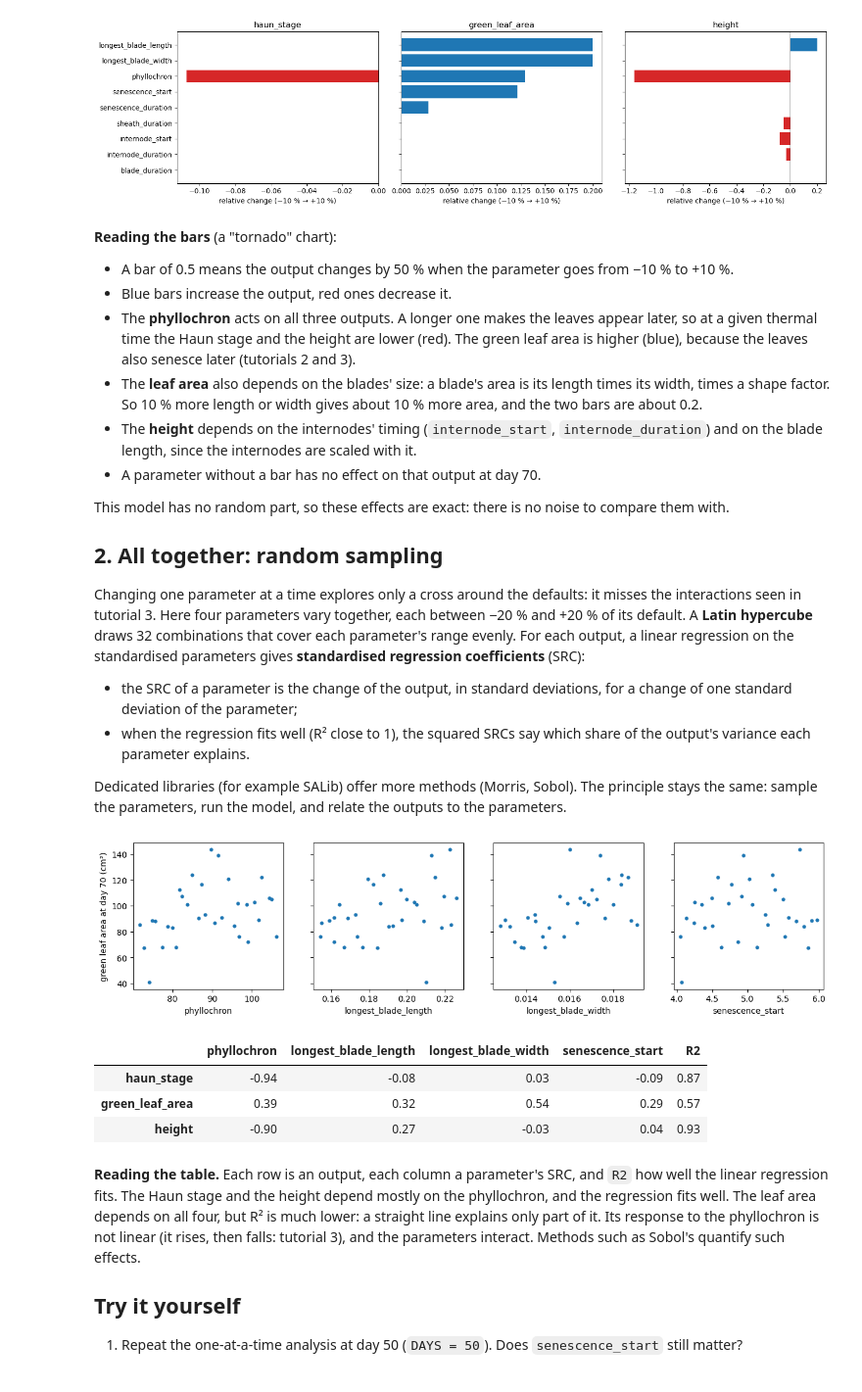
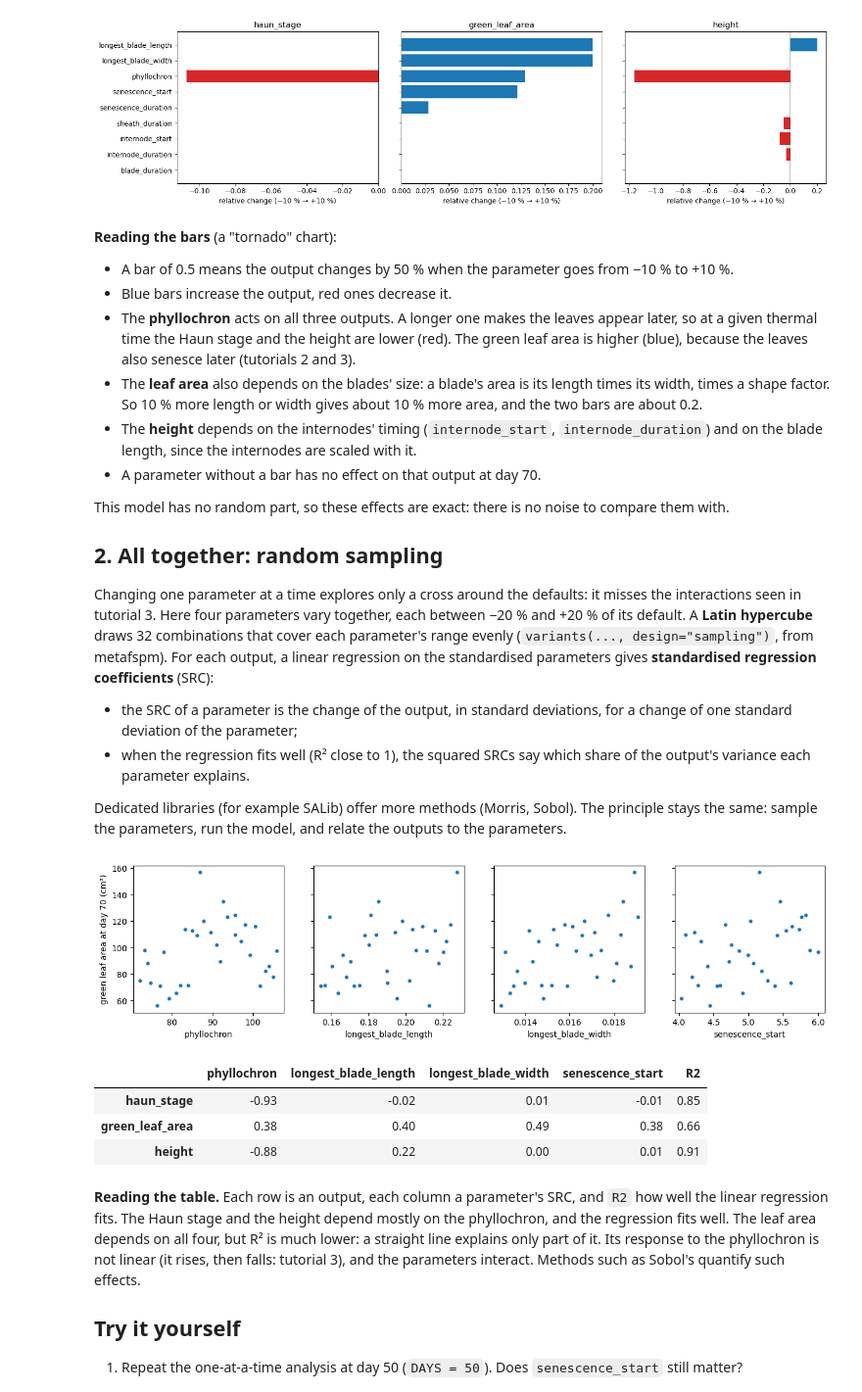
Before and after one commit to openalea/adel, a Jupyter notebook: example/tutorials/user/04_sensitivity_analysis.ipynb, the cells around one changed output. Shown at 98% size. Saved outputs shown, nothing was run; the diff lists cells and outputs as text; code cells hidden in the pictures.

```diff
--- a/example/tutorials/user/04_sensitivity_analysis.ipynb
+++ b/example/tutorials/user/04_sensitivity_analysis.ipynb
@@ -24,6 +25,7 @@ import numpy as np
 import pandas as pd
 
 from openalea.adel.simulation import parameters, simulate
+from openalea.metafspm.scene.scenarios import variants
 
 DAYS = 70
 OUTPUTS = ["haun_stage", "green_leaf_area", "height"]
@@ -33,14 +35,17 @@ studied = ["longest_blade_length", "longest_blade_width", "phyllochron", "blade_
 defaults = dict(parameters().set_index("name")["value"], **base)
 
 
-def outputs(changes):
-    return simulate(dict(base, **changes), days=DAYS).summary.iloc[-1][OUTPUTS]
+def outputs(scenario):
+    return simulate(scenario, days=DAYS).summary.iloc[-1][OUTPUTS]
 
 
-reference = outputs({})
+changes = variants(base, {name: [0.9 * defaults[name], 1.1 * defaults[name]] for name in studied},
+                   design="one_at_a_time")
+finals = {label: outputs(scenario) for label, scenario in changes.items()}
+reference = finals["base"]
 effects = {}
 for name in studied:
-    low, high = outputs({name: 0.9 * defaults[name]}), outputs({name: 1.1 * defaults[name]})
+    low, high = (finals[label] for label in changes if label.startswith(f"{name}="))
     effects[name] = (high - low) / reference          # the relative change over the 20 % range
 effects = pd.DataFrame(effects).T.astype(float)
 effects.round(3)
@@ -85,7 +90,7 @@ This model has no random part, so these effects are exact: there is no noise to
 
 Changing one parameter at a time explores only a cross around the defaults: it misses the interactions seen in
 tutorial 3. Here four parameters vary together, each between −20 % and +20 % of its default. A **Latin hypercube**
-draws 32 combinations that cover each parameter's range evenly. For each output, a linear regression on the
+draws 32 combinations that cover each parameter's range evenly (`variants(..., design="sampling")`, from metafspm). For each output, a linear regression on the
 standardised parameters gives **standardised regression coefficients** (SRC):
 
 - the SRC of a parameter is the change of the output, in standard deviations, for a change of one standard deviation
@@ -96,21 +101,19 @@ standardised parameters gives **standardised regression coefficients** (SRC):
 Dedicated libraries (for example SALib) offer more methods (Morris, Sobol). The principle stays the same: sample the
 parameters, run the model, and relate the outputs to the parameters.
 # %%
-from scipy.stats import qmc
-
 sampled = ["phyllochron", "longest_blade_length", "longest_blade_width", "senescence_start"]
-unit_sample = qmc.LatinHypercube(d=len(sampled), seed=0).random(32)
-values = pd.DataFrame(qmc.scale(unit_sample, [0.8 * defaults[n] for n in sampled],
-                                [1.2 * defaults[n] for n in sampled]), columns=sampled)
-results = pd.DataFrame([outputs(dict(row)) for _, row in values.iterrows()])
+samples = variants(base, {n: (0.8 * defaults[n], 1.2 * defaults[n]) for n in sampled}, design="sampling",
+                   samples=32, seed=0)
+values = pd.DataFrame(list(samples.values()))[sampled]
+results = pd.DataFrame([outputs(scenario) for scenario in samples.values()])
 
 fig, axes = plt.subplots(1, len(sampled), figsize=(15, 3.2), sharey=True)
 for ax, name in zip(axes, sampled):
     ax.scatter(values[name], results["green_leaf_area"] * 1e4, s=12)
     ax.set_xlabel(name)
 axes[0].set_ylabel("green leaf area at day 70 (cm²)");
 # %% [output]
-[figure, old version]
+[figure, new version]
 # %%
 standardised = (values - values.mean()) / values.std()
 design = np.column_stack([np.ones(len(values)), standardised.values])
@@ -124,9 +127,9 @@ for output in OUTPUTS:
 pd.DataFrame(rows).T.astype(float).round(2)
 # %% [output]
 |  | phyllochron | longest_blade_length | longest_blade_width | senescence_start | R2 |
-| haun_stage | -0.94 | -0.08 | 0.03 | -0.09 | 0.87 |
-| green_leaf_area | 0.39 | 0.32 | 0.54 | 0.29 | 0.57 |
-| height | -0.90 | 0.27 | -0.03 | 0.04 | 0.93 |
+| haun_stage | -0.93 | -0.02 | 0.01 | -0.01 | 0.85 |
+| green_leaf_area | 0.38 | 0.40 | 0.49 | 0.38 | 0.66 |
+| height | -0.88 | 0.22 | 0.00 | 0.01 | 0.91 |
 # %% [markdown]
 **Reading the table.** Each row is an output, each column a parameter's SRC, and `R2` how well the linear regression
 fits. The Haun stage and the height depend mostly on the phyllochron, and the regression fits well. The leaf area
```
Also changed, not shown: parts of 1 cell of this notebook, 11 other files.
